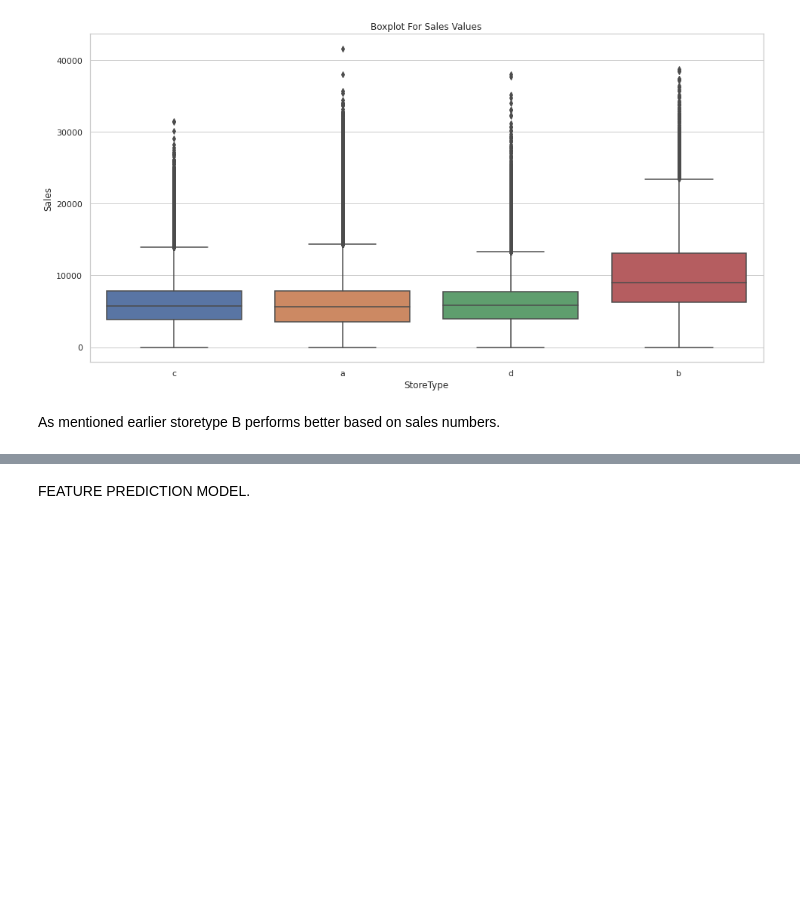
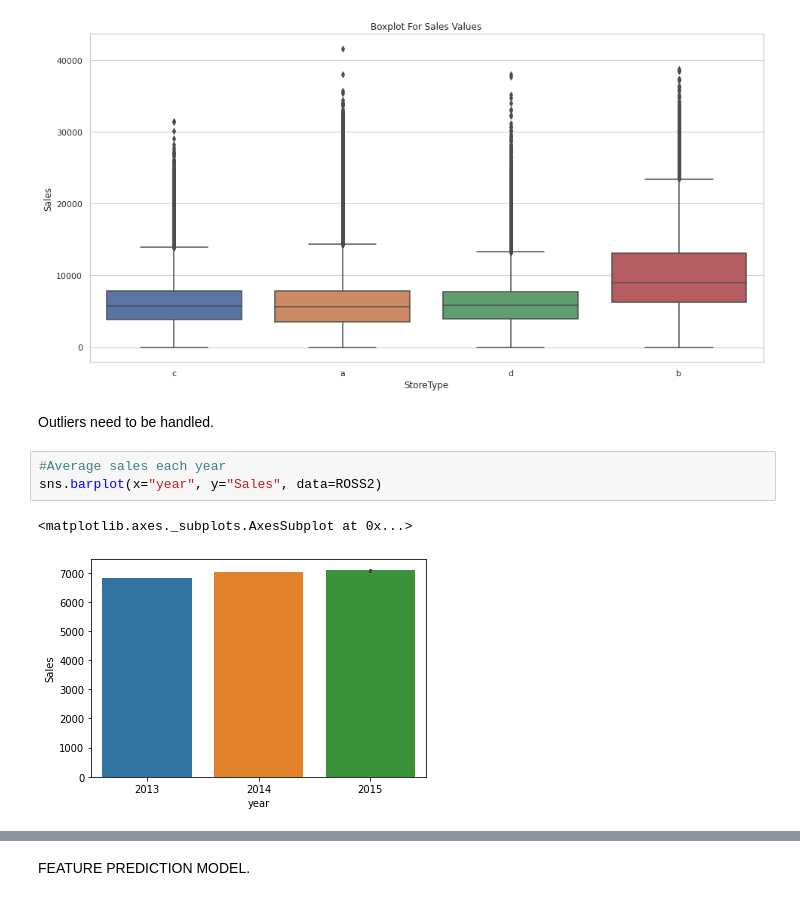
Before and after one commit to DrKamaleshR/Supervised-ML-regression, a Jupyter notebook: Rossmann_Sales_Prediction_Capstone_Project.ipynb, the cells around one changed output, grey strips where cells are left out. Cells and saved outputs as stored; diff of their text form; blank space fills up the shorter version.

```diff
--- a/Rossmann_Sales_Prediction_Capstone_Project.ipynb
+++ b/Rossmann_Sales_Prediction_Capstone_Project.ipynb
@@ -626,5 +539,11 @@ plt.title('Boxplot For Sales Values')
 plt.show()
 # %% [output]
 [figure]
-# %% [markdown]
-As mentioned earlier storetype B performs better based on sales numbers.
+# %% [markdown]
+Outliers need to be handled.
+# %%
+#Average sales each year
+sns.barplot(x="year", y="Sales", data=ROSS2)
+# %% [output]
+<matplotlib.axes._subplots.AxesSubplot at 0x...>
+[figure, added]
```
Also changed, not shown: parts of 34 cells of this notebook.
